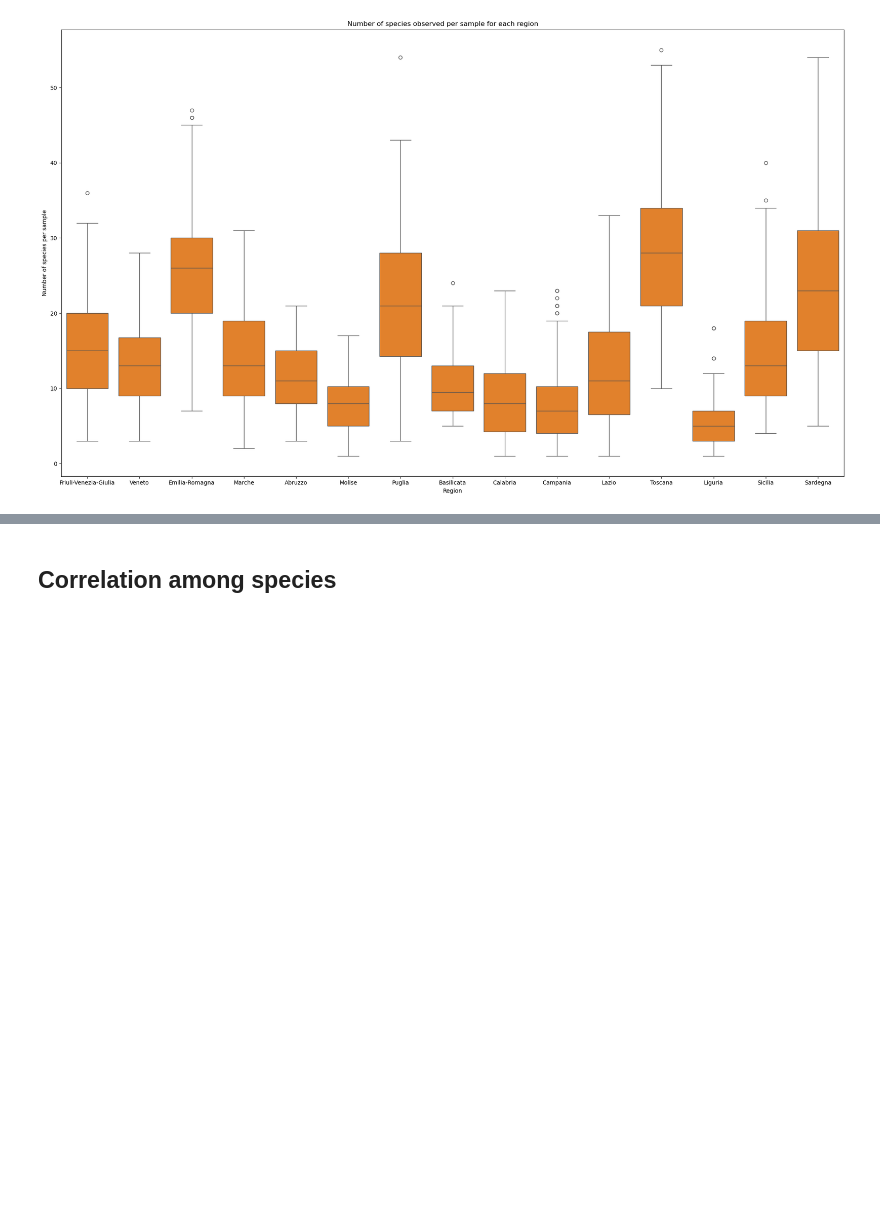
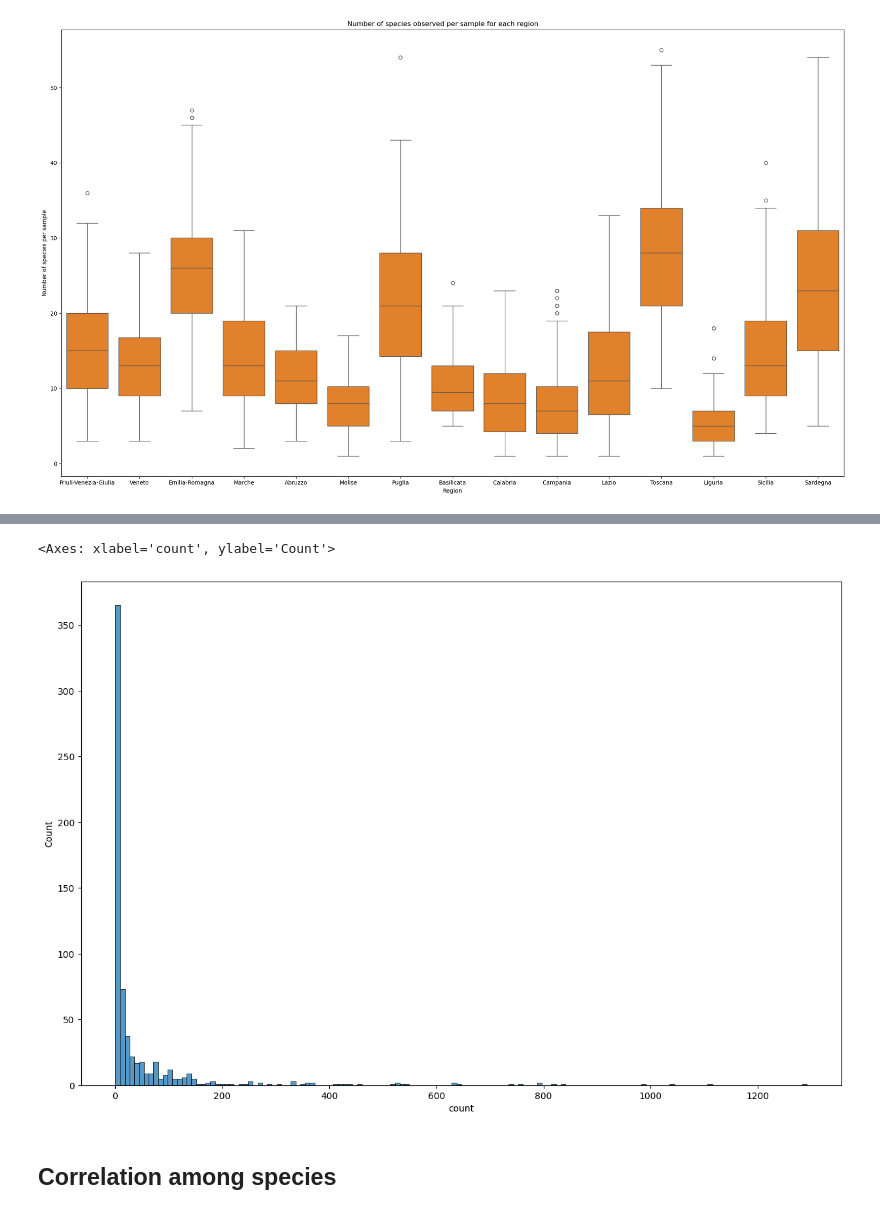
Before and after one commit to Alberto-Ghedin/ISPRA_20152017_Analysis, a Jupyter notebook: Report_with_outliers.ipynb, the cells around one changed output, grey strips where cells are left out. Saved outputs shown, nothing was run; the diff lists cells and outputs as text; code cells hidden in the pictures; blank space fills up the shorter version.

```diff
--- a/Report_with_outliers.ipynb
+++ b/Report_with_outliers.ipynb
@@ -793,6 +736,0 @@ for ax, level, col in zip(axs[1:], ["Species", "Genus", "higher cat."], ["C0", "
-# %%
-phyto_abund_category_genus = phyto_abundances_simplified.copy()
-phyto_abund_category_genus.loc[phyto_abund_category_genus["Genus"] == "Other", "Det_level"] = "Unknown"
-phyto_abund_category_genus.loc[phyto_abund_category_genus["Taxon"].str.contains("indet") & ~phyto_abund_category_genus["Taxon"].str.contains("Other"), "Det_level"] = "higher cat."
-phyto_abund_category_genus.loc[phyto_abund_category_genus["Det_level"].isna(), "Det_level"] = "Genus"
-phyto_abund_category.loc[phyto_abund_category["Det_level"] == "Genus", "Taxon"] = phyto_abund_category.loc[phyto_abund_category["Det_level"] == "Genus", "Genus"]
@@ -819,6 +736,0 @@ plt.tight_layout()
-# %%
-phyto_abund_category = phyto_abund_simplified.copy()
-phyto_abund_category.loc[phyto_abund_category["Genus"] == "Other", "Det_level"] = "Unknown"
-phyto_abund_category.loc[phyto_abund_category["Taxon"].str.contains("indet") & ~phyto_abund_category["Taxon"].str.contains("Other"), "Det_level"] = "higher cat."
-phyto_abund_category.loc[phyto_abund_category["Taxon"].str.contains("sp.") | phyto_abund_category["Taxon"].str.contains("spp."), "Det_level"] = "Genus"
-phyto_abund_category.loc[phyto_abund_category["Det_level"].isna(), "Det_level"] = "Species"
@@ -1016,3 +768,9 @@ plt.tight_layout()
+# %%
+fig, ax = plt.subplots(1, 1, figsize=(15, 10))
+sns.histplot(data = phyto_abund_category.query("Det_level == 'Species'").loc[:, ["Taxon"]].value_counts())
+# %% [output]
+<Axes: xlabel='count', ylabel='Count'>
+[figure, added]
 # %% [markdown]
 ## Correlation among species
 # %% [markdown]
```
Also changed, not shown: parts of 54 cells of this notebook, 1 other file.
